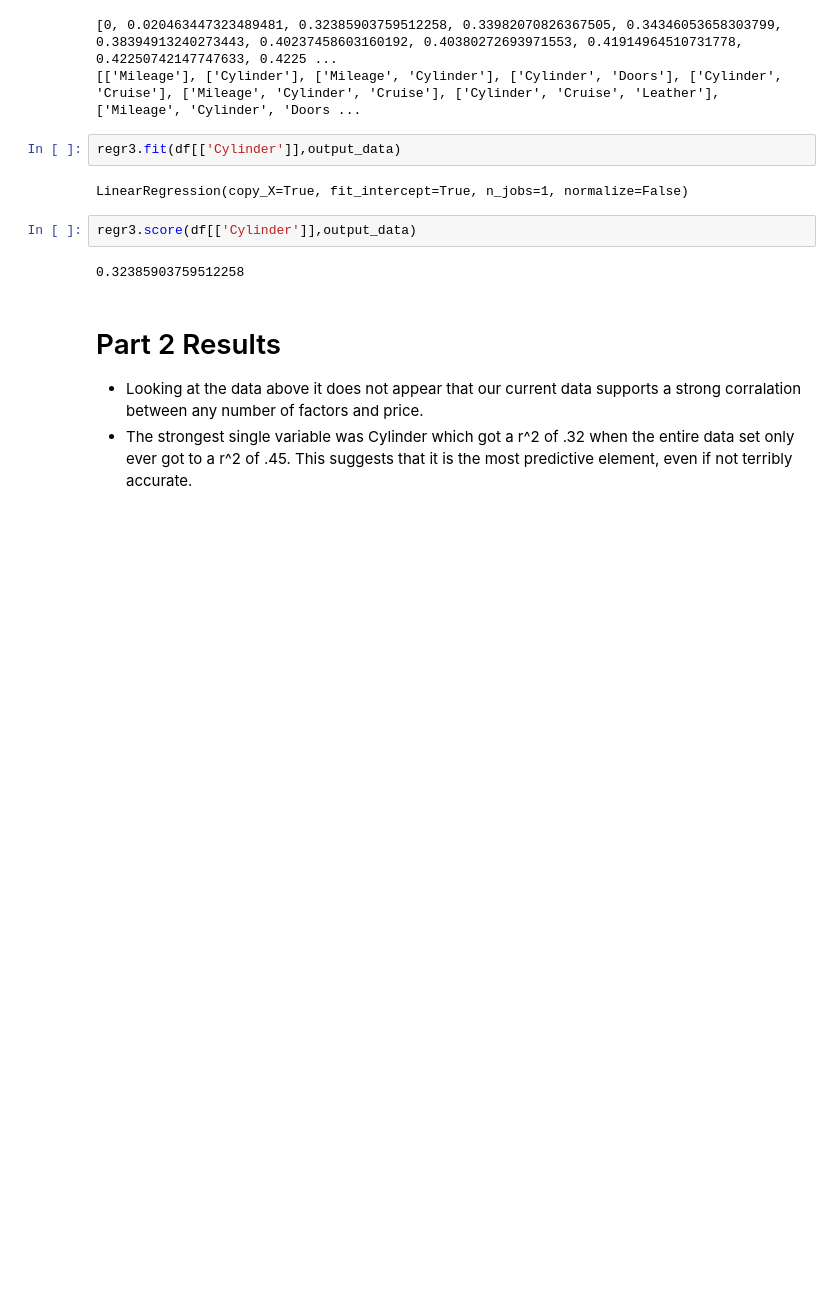
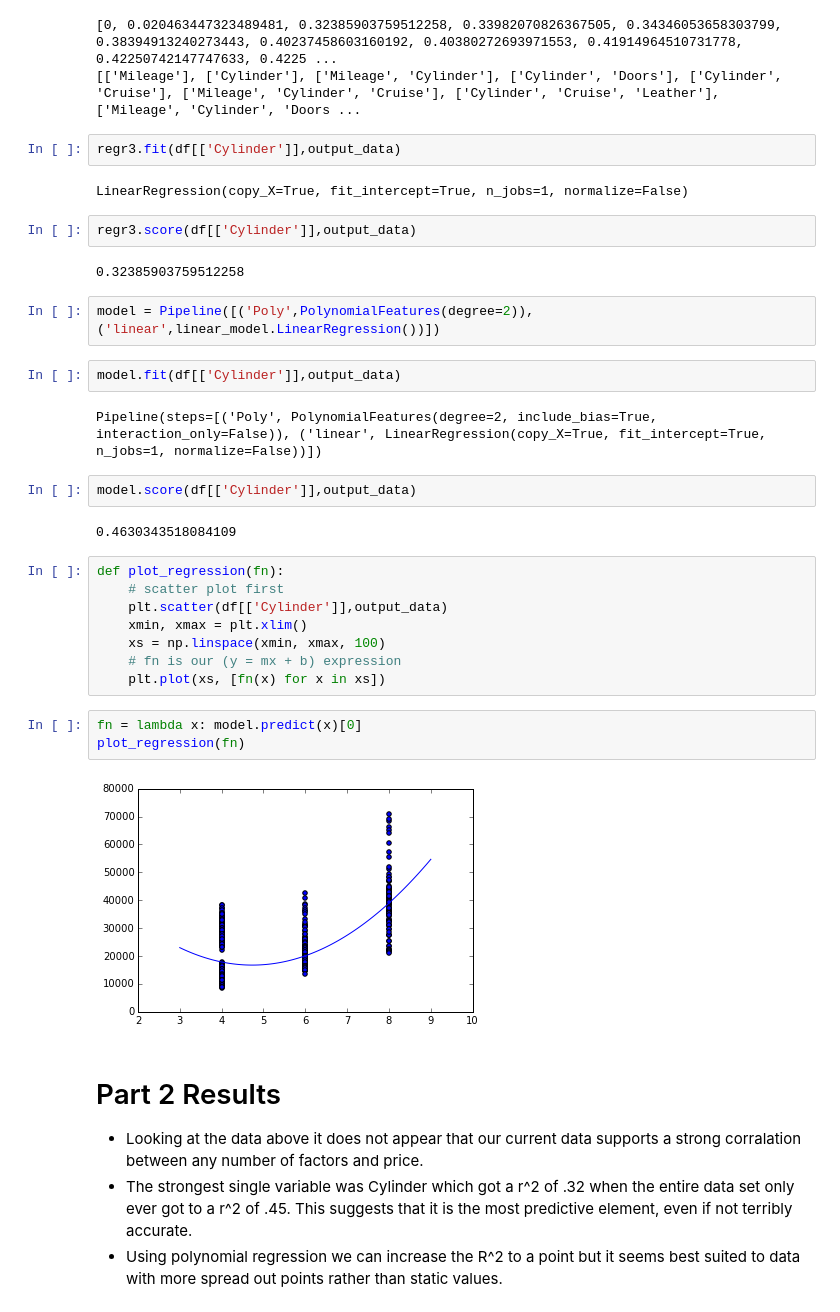
Before and after one commit to Shea-Wolfe/car-linear-regression, a Jupyter notebook: car-worth.ipynb, the cells around one changed output. Cells and saved outputs as stored; diff of their text form; blank space fills up the shorter version.

```diff
--- a/car-worth.ipynb
+++ b/car-worth.ipynb
@@ -125,8 +150,32 @@ LinearRegression(copy_X=True, fit_intercept=True, n_jobs=1, normalize=False)
 regr3.score(df[['Cylinder']],output_data)
 # %% [output]
 0.32385903759512258
+# %%
+model = Pipeline([('Poly',PolynomialFeatures(degree=2)),('linear',linear_model.LinearRegression())])
+# %%
+model.fit(df[['Cylinder']],output_data)
+# %% [output]
+Pipeline(steps=[('Poly', PolynomialFeatures(degree=2, include_bias=True, interaction_only=False)), ('linear', LinearRegression(copy_X=True, fit_intercept=True, n_jobs=1, normalize=False))])
+# %%
+model.score(df[['Cylinder']],output_data)
+# %% [output]
+0.4630343518084109
+# %%
+def plot_regression(fn):
+    # scatter plot first
+    plt.scatter(df[['Cylinder']],output_data)
+    xmin, xmax = plt.xlim()
+    xs = np.linspace(xmin, xmax, 100)
+    # fn is our (y = mx + b) expression
+    plt.plot(xs, [fn(x) for x in xs])
+# %%
+fn = lambda x: model.predict(x)[0]
+plot_regression(fn)
+# %% [output]
+[figure, added]
 # %% [markdown]
 # Part 2 Results
 
 * Looking at the data above it does not appear that our current data supports a strong corralation between any number of factors and price.
 * The strongest single variable was Cylinder which got a r^2 of .32 when the entire data set only ever got to a r^2 of .45.  This suggests that it is the most predictive element, even if not terribly accurate.
+* Using polynomial regression we can increase the R^2 to a point but it seems best suited to data with more spread out points rather than static values.
```
Also changed, not shown: parts of 7 cells of this notebook.
